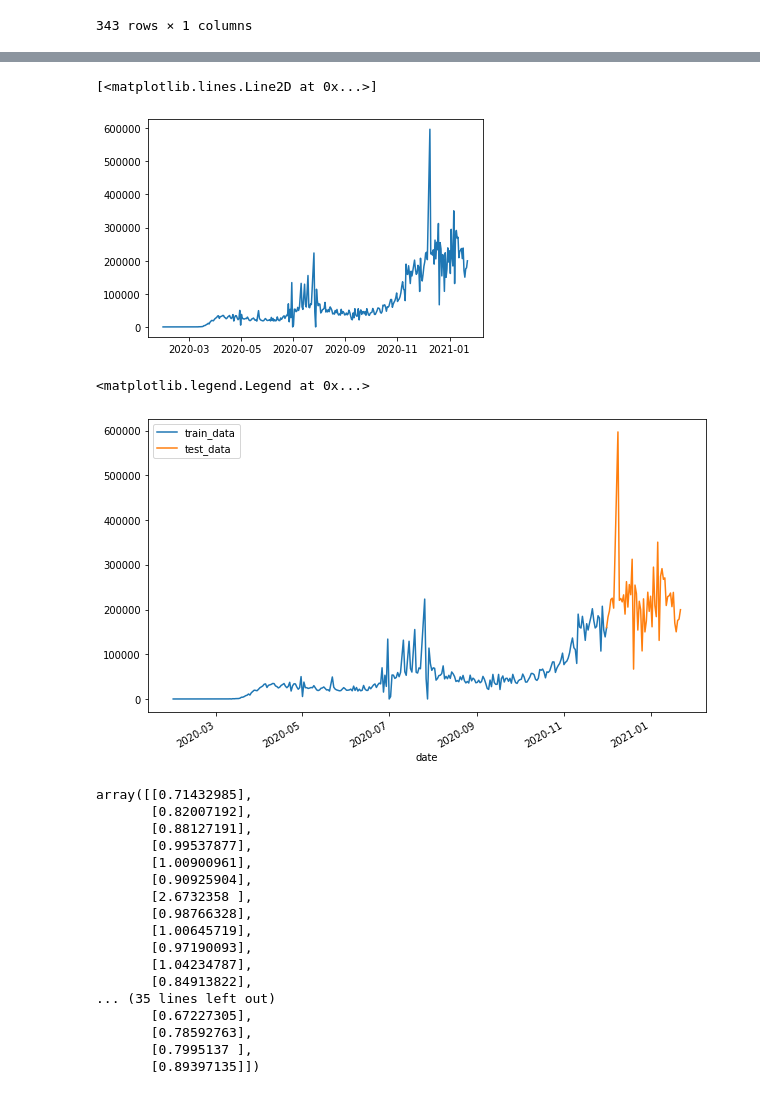
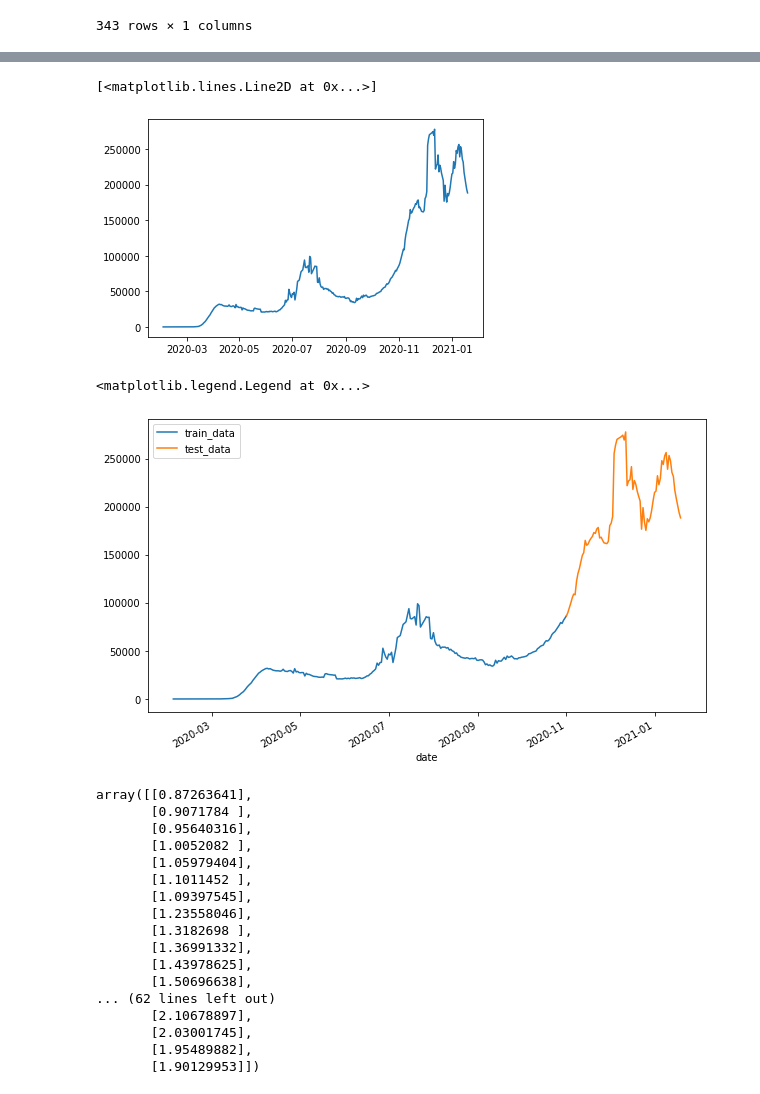
Before and after one commit to vcx15/TimeSeriesPrediction, a Jupyter notebook: TimeSeriesPrediction.ipynb, the cells around one changed output, grey strips where cells are left out. Saved outputs shown, nothing was run; the diff lists cells and outputs as text; code cells hidden in the pictures.

```diff
--- a/TimeSeriesPrediction.ipynb
+++ b/TimeSeriesPrediction.ipynb
@@ -133,3 +133,15 @@ data_diff
 | 2021-01-21 | 178545.0 |
 | 2021-01-22 | 199639.0 |
 343 rows × 1 columns
+# %%
+# do the data smoothing
+data_diff_merge = data_diff
+data_diff_merge.rename(columns={'diffCount':'0'}, inplace=True)
+indexList = ['-3', '-2', '-1', '0', '1', '2', '3']
+for i in range(7):
+    data_diff_merge[indexList[i]] = data_diff_merge['0'].shift(i - 3)
+data_diff_merge = data_diff_merge.dropna(axis=0, how='any')
+data_diff_merge['avg'] = data_diff_merge.apply(lambda x:x.sum() / 7, axis=1)
+data_diff = data_diff_merge[['avg']]
+data_diff.rename(columns={'avg':'diffCount'}, inplace=True)
+data_diff
@@ -137,21 +173,22 @@ data_diff
 plt.plot(data_diff)
 # %% [output]
 [<matplotlib.lines.Line2D at 0x...>]
-[figure, old version]
+[figure, new version]
 # %%
 # split training data and test data
-split_date = pd.to_datetime('2020-12-01')
+split_date = pd.to_datetime('2020-11-01')
+# split_date_1 = pd.to_datetime('2020-11-25')
 # data = data_merge['confirmedCount']
 data = data_diff['diffCount']
 train_data = data.loc[:split_date]
 test_data = data.loc[split_date:]
 plt.figure(figsize=(10, 6))
 ax = train_data.plot()
 test_data.plot(ax=ax)
 plt.legend(['train_data', 'test_data'])
 # %% [output]
 <matplotlib.legend.Legend at 0x...>
-[figure, old version]
+[figure, new version]
 # %%
 # normalize data
 from sklearn.preprocessing import MinMaxScaler
@@ -160,23 +197,23 @@ train_sc = scaler.fit_transform(train_data.to_frame())
 test_sc = scaler.transform(test_data.to_frame())
 test_sc
 # %% [output]
-array([[0.71432985],
-       [0.82007192],
-       [0.88127191],
-       [0.99537877],
-       [1.00900961],
-       [0.90925904],
-       [2.6732358 ],
-       [0.98766328],
-       [1.00645719],
-       [0.97190093],
-       [1.04234787],
-       [0.84913822],
-... (35 lines left out)
-       [0.67227305],
-       [0.78592763],
-       [0.7995137 ],
-       [0.89397135]])
+array([[0.87263641],
+       [0.9071784 ],
+       [0.95640316],
+       [1.0052082 ],
+       [1.05979404],
+       [1.1011452 ],
+       [1.09397545],
+       [1.23558046],
+       [1.3182698 ],
+       [1.36991332],
+       [1.43978625],
+       [1.50696638],
+... (62 lines left out)
+       [2.10678897],
+       [2.03001745],
+       [1.95489882],
+       [1.90129953]])
 # %%
 # get train & test data
 def getXYSequence(dataset, window_size):
```
Also changed, not shown: parts of 8 cells of this notebook, 2 other files.
